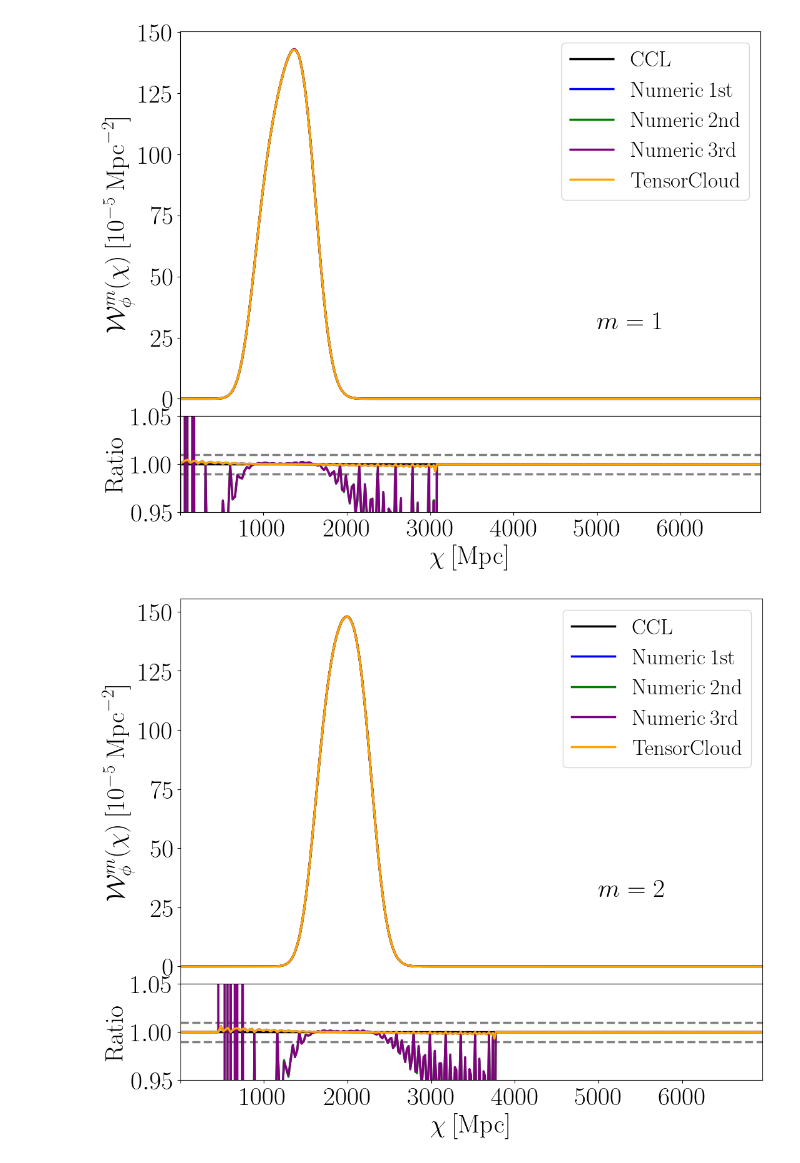
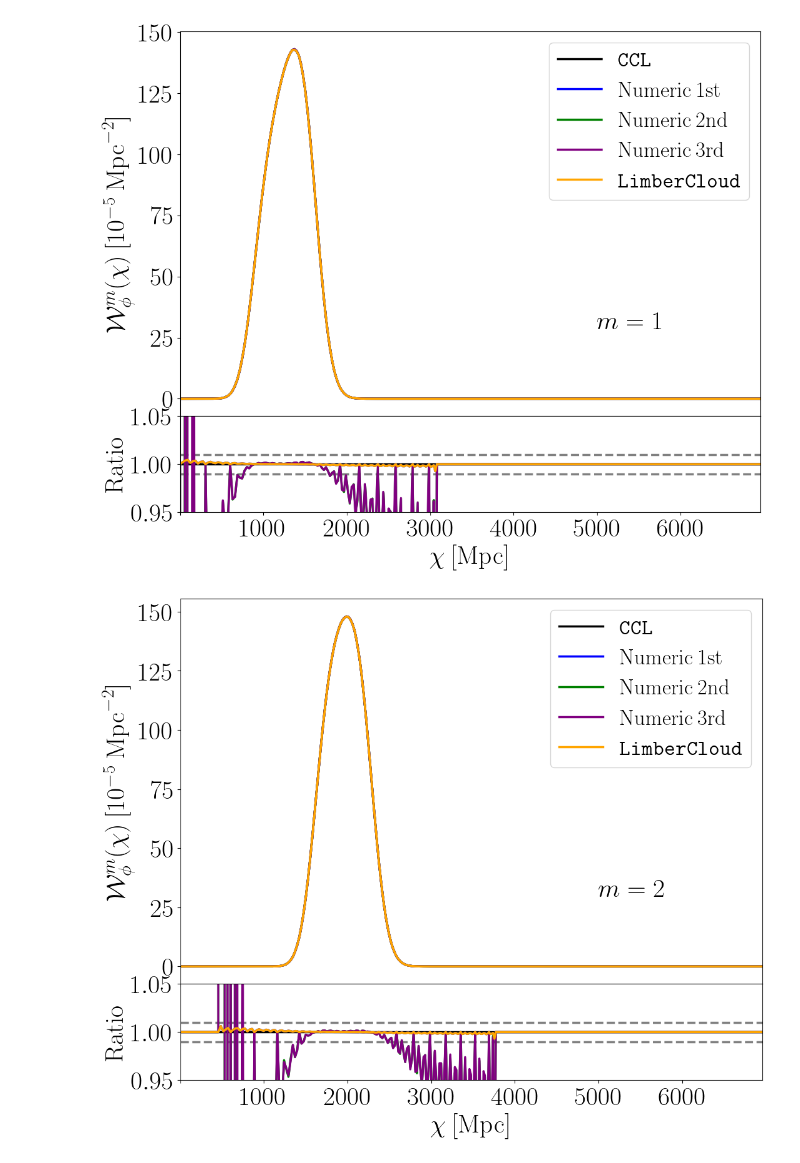
Before and after one commit to CosmoCloudZhang/LimberCloud, a Jupyter notebook: PYTHON/KERNEL/Y1/PHI.ipynb, the cells around one changed output. Saved outputs shown, nothing was run; the diff lists cells and outputs as text; code cells hidden in the pictures.

```diff
--- a/PYTHON/KERNEL/Y1/PHI.ipynb
+++ b/PYTHON/KERNEL/Y1/PHI.ipynb
@@ -108,7 +108,7 @@ for BIN_INDEX in range(LENS_BIN_SIZE):
 
     PLOT = FIGURE.add_subplot(GRIDSPEC[0:8, :])
 
-    PLOT.plot(CHI_DATA, KERNEL_CCL[BIN_INDEX, :] / KERNEL0, color='black', linestyle='-', linewidth=2.5, label=r'$\mathrm{CCL}$')
+    PLOT.plot(CHI_DATA, KERNEL_CCL[BIN_INDEX, :] / KERNEL0, color='black', linestyle='-', linewidth=2.5, label=r'$\mathtt{CCL}$')
 
     PLOT.plot(CHI_DATA, KERNEL_DATA1[BIN_INDEX, :] / KERNEL0, color='blue', linestyle='-', linewidth=2.5, label=r'$\mathrm{Numeric \: 1st}$')
 
@@ -116,7 +116,7 @@ for BIN_INDEX in range(LENS_BIN_SIZE):
 
     PLOT.plot(CHI_DATA, KERNEL_DATA3[BIN_INDEX, :] / KERNEL0, color='purple', linestyle='-', linewidth=2.5, label=r'$\mathrm{Numeric \: 3rd}$')
 
-    PLOT.plot(CHI_DATA, KERNEL_DATA[BIN_INDEX, :] / KERNEL0, color='orange', linestyle='-', linewidth=2.5, label=r'$\mathrm{TensorCloud}$')
+    PLOT.plot(CHI_DATA, KERNEL_DATA[BIN_INDEX, :] / KERNEL0, color='orange', linestyle='-', linewidth=2.5, label=r'$\mathtt{LimberCloud}$')
 
     PLOT.text(x=5000, y=KERNEL_CCL[BIN_INDEX, :].max() / KERNEL0 / 5, s=r'$m={:.0f}$'.format(BIN_INDEX + 1), fontsize=30)
 
@@ -126,32 +126,32 @@ for BIN_INDEX in range(LENS_BIN_SIZE):
     PLOT.set_xticklabels([])
     PLOT.get_yticklabels()[0].set_visible([])
     PLOT.set_ylabel(r'$\mathcal{W}_\phi^m (\chi) \: [10^{-5} \: \mathrm{Mpc}^{-2}]$')
 
     PLOT = FIGURE.add_subplot(GRIDSPEC[8:, :])
 
     PLOT.plot(CHI_DATA, numpy.ones(CHI_SIZE + 1), color='black', linestyle='-', linewidth=2.5)
 
     PLOT.plot(CHI_DATA, numpy.ones(CHI_SIZE + 1) * (1.00 + 0.01), color='grey', linestyle='--', linewidth=2.5)
 
     PLOT.plot(CHI_DATA, numpy.ones(CHI_SIZE + 1) * (1.00 - 0.01), color='grey', linestyle='--', linewidth=2.5)
 
     PLOT.plot(CHI_DATA, KERNEL_RATIO1[BIN_INDEX, :], color='blue', linestyle='-', linewidth=2.5)
 
     PLOT.plot(CHI_DATA, KERNEL_RATIO2[BIN_INDEX, :], color='green', linestyle='-', linewidth=2.5)
 
     PLOT.plot(CHI_DATA, KERNEL_RATIO3[BIN_INDEX, :], color='purple', linestyle='-', linewidth=2.5)
 
     PLOT.plot(CHI_DATA, KERNEL_RATIO[BIN_INDEX, :], color='orange', linestyle='-', linewidth=2.5)
 
     PLOT.set_xlim(CHI_DATA.min(), CHI_DATA.max())
     PLOT.set_ylim(1.00 - 0.05, 1.00 + 0.05)
     PLOT.get_xticklabels()[0].set_visible([])
 
     PLOT.set_xlabel(r'$\chi \: [\mathrm{Mpc}]$')
     PLOT.set_ylabel(r'$\mathrm{Ratio}$')
 
     FIGURE.subplots_adjust(hspace=0.0, wspace=0.0)
     FIGURE.savefig(os.path.join(PLOT_FOLDER, 'PHI{}.pdf'.format(BIN_INDEX + 1)), bbox_inches='tight')
 # %% [output]
-[figure, old version]
+[figure, new version]
-[figure, old version]
+[figure, new version]
```
Also changed, not shown: parts of 2 cells of this notebook, 16 other files.
